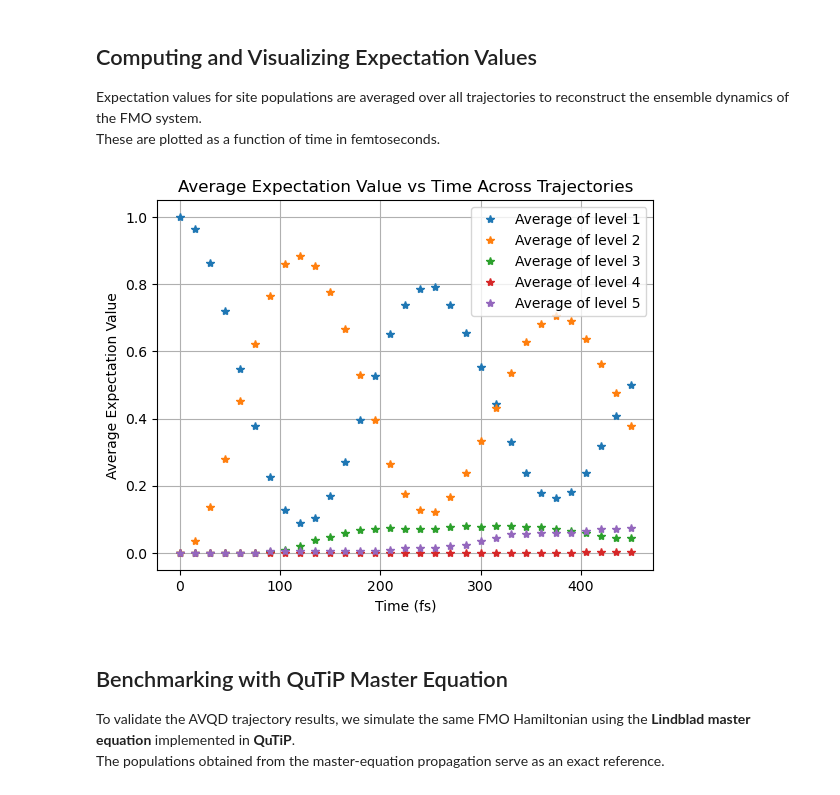
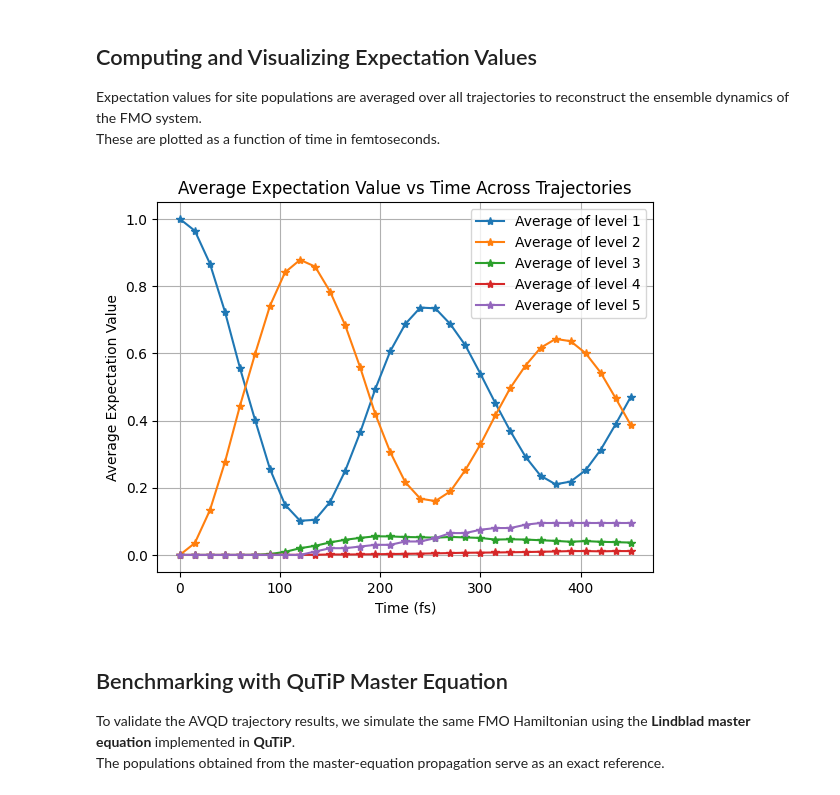
Before and after one commit to batistagroup/qflux, a Jupyter notebook: demos/tutorial/Part_III_B.ipynb, the cells around one changed output. Drawn from its saved outputs; the diff is of its cells as text; code cells hidden in the pictures.

```diff
--- a/demos/tutorial/Part_III_B.ipynb
+++ b/demos/tutorial/Part_III_B.ipynb
@@ -312,6 +313,10 @@ def solve_avq_traj(H, A, tspan, dt, save_state=True, save_everystep=True):
                 theta_list.append(A.theta.copy())  # Save current ansatz parameters
                 A_list.append([tag(a) for a in A.A])  # Save current state of ansatz components
 
+            # Update reference state to current state for next iteration
+            set_ref(A, psi_)
+            reset(A)
+
         else:  # Quantum jump occurs
             psi_ = A.state  # Get current state before jump
 
@@ -478,10 +483,19 @@ def build_pool(nqbit):
                 res.append(PauliOperator(op, list(idx), 1, nqbit))
     return res
 
-def Ansatz(u0, relrcut, theta=[], ansatz=[]):
+def Ansatz(u0, relrcut, theta=None, ansatz=None, vectorized=False):
+
+    if theta is None: theta = []
+    if ansatz is None: ansatz = []
     nqbit = int(np.log2(len(u0)))
-    pool_qubit =  nqbit
-    # u0 = np.outer(u0, u0).flatten()
+
+    if vectorized:
+        pool_qubit =  2*nqbit
+        u0 = np.outer(u0, np.conjugate(u0)).flatten()
+    else:
+        pool_qubit = nqbit
+
+    # Build operator pool
     pool = build_pool(pool_qubit)
     return Ansatz_class(nqbit, u0, relrcut, pool, theta, ansatz)
 # %% [markdown]
@@ -493,7 +507,7 @@ Each trajectory corresponds to a single realization of the stochastic Schröding
 if __name__ == "__main__":
     tf, dt, num_trajectory = 450, 5, 200
     H = EffectiveHamiltonian([H_fmo], [Llist_f_padded])
-    ansatz = Ansatz(u0_fmo, relrcut=1e-5)
+    ansatz = Ansatz(u0_fmo, relrcut=1e-5, vectorized=False)
     results = [solve_avq_trajectory(H, ansatz, tf, dt) for _ in range(num_trajectory)]
 # %% [markdown]
 ## Computing and Visualizing Expectation Values
@@ -522,35 +536,35 @@ for j in range(0, num_trajectory):
         for i, psi in enumerate(results[j].psi):
             psi_dagger = np.conjugate(psi).T
             rho = np.outer(psi, psi_dagger)  # Calculate the density matrix
             expectation_value = np.trace(np.dot(rho, observable))  # Expectation value
 
             expectation_values.append(expectation_value.real)  # Append the real part of the expectation value
 
         # Store the expectation values for averaging later
         if len(average_expectation_values) <= k:
             average_expectation_values.append(np.array(expectation_values))  # Initialize the list
         else:
             average_expectation_values[k] += np.array(expectation_values)  # Accumulate values
 
         # Convert time to femtoseconds
         results_t_converted = [t for t in results[0].t]
 
 average_expectation_values = [ev / num_trajectory for ev in average_expectation_values]
 
 
 # Plot the average of all the observables
 for k, avg_values in enumerate(average_expectation_values):
-    plt.plot(results_t_converted[::3], avg_values[::3], '*', label=f"Average of level {k+1}")
+    plt.plot(results_t_converted[::3], avg_values[::3], '-*', label=f"Average of level {k+1}")
 
 # Label the plot for the average
 plt.xlabel('Time (fs)')
 plt.ylabel('Average Expectation Value')
 plt.title('Average Expectation Value vs Time Across Trajectories')
 plt.legend()
 plt.grid(True)
 plt.show()
 # %% [output]
-[figure, old version]
+[figure, new version]
 # %% [markdown]
 ## Benchmarking with QuTiP Master Equation
 
```
Also changed, not shown: parts of 2 cells of this notebook, 7 other files.
